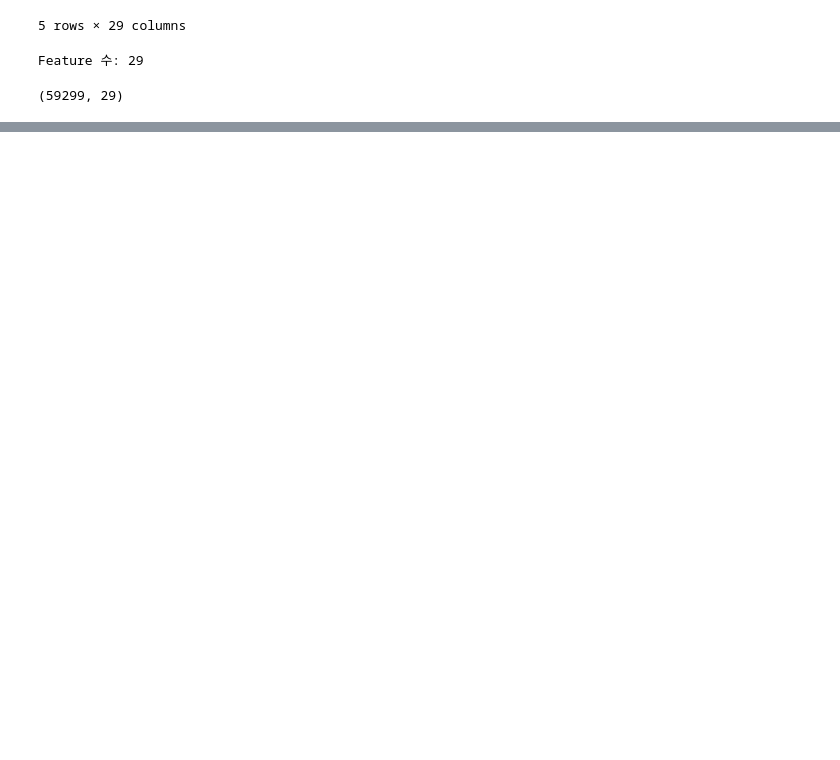
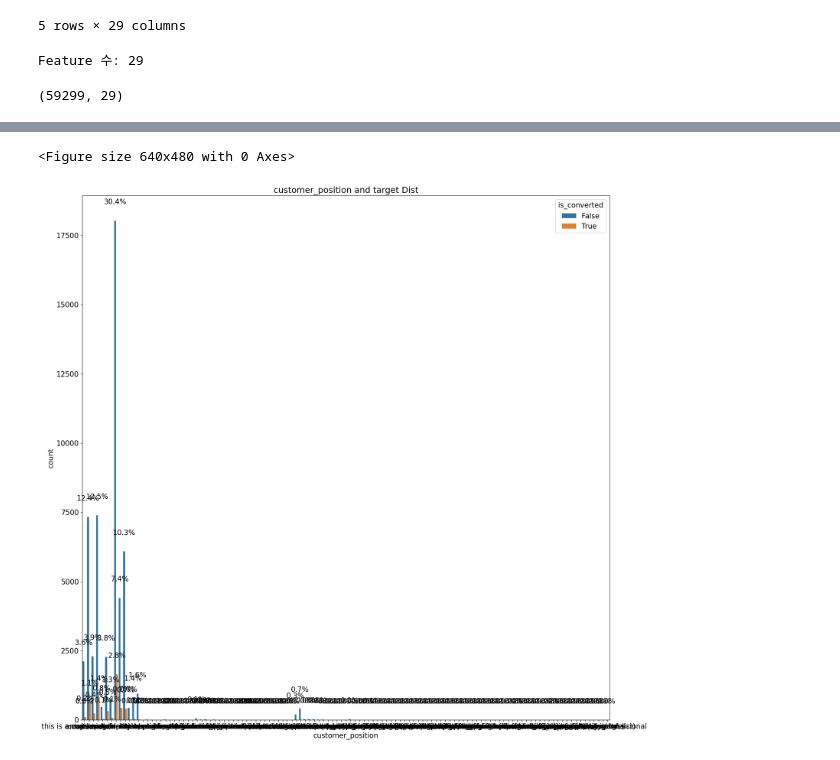
Before and after one commit to Hyeon-kki/LG-Hackathon, a Jupyter notebook: EDA_1.ipynb, the cells around one changed output, grey strips where cells are left out. Cells and saved outputs as stored; diff of their text form; code cells hidden in the pictures; blank space fills up the shorter version.

```diff
--- a/EDA_1.ipynb
+++ b/EDA_1.ipynb
@@ -109,0 +145,6 @@ Train set의 Sample 수: 59299
+# %%
+feature_list = [ 'customer_position']
+countplot_with_target(train, feature_list, 1, 1, (20, 20))
+# %% [output]
+<Figure size 640x480 with 0 Axes>
+[figure, added]
```
Also changed, not shown: parts of 8 cells of this notebook.
